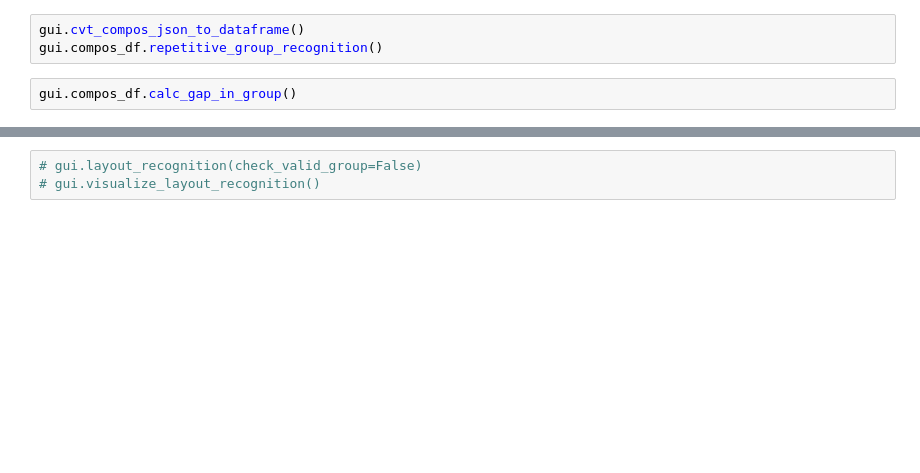
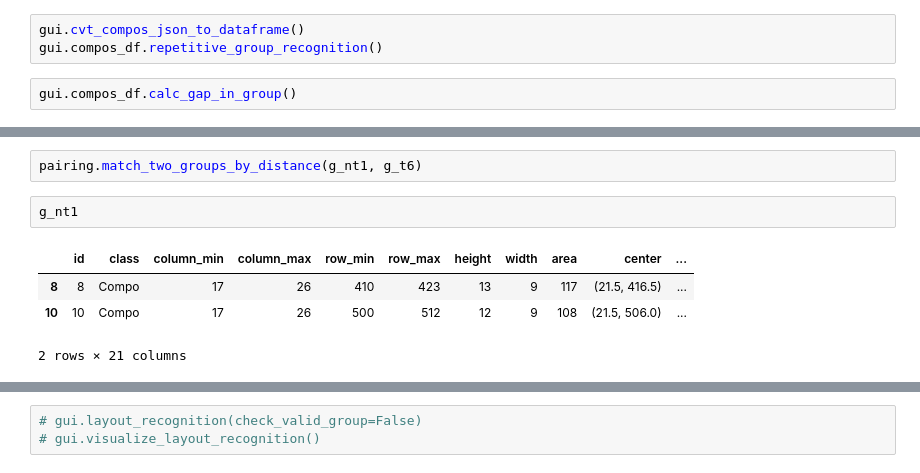
Before and after one commit to MulongXie/GUI-Perceptual-Grouping, a Jupyter notebook: test-layout.ipynb, the cells around one changed output, grey strips where cells are left out. Cells and saved outputs as stored; diff of their text form; blank space fills up the shorter version.

```diff
--- a/test-layout.ipynb
+++ b/test-layout.ipynb
@@ -68,0 +64,9 @@ TypeError: unorderable types: NoneType() > float()
+# %%
+pairing.match_two_groups_by_distance(g_nt1, g_t6)
+# %%
+g_nt1
+# %% [output]
+|  | id | class | column_min | column_max | row_min | row_max | height | width | area | center | ... |
+| 8 | 8 | Compo | 17 | 26 | 410 | 423 | 13 | 9 | 117 | (21.5, 416.5) | ... |
+| 10 | 10 | Compo | 17 | 26 | 500 | 512 | 12 | 9 | 108 | (21.5, 506.0) | ... |
+2 rows × 21 columns
```
Also changed, not shown: parts of 15 cells of this notebook, 3 other files.
